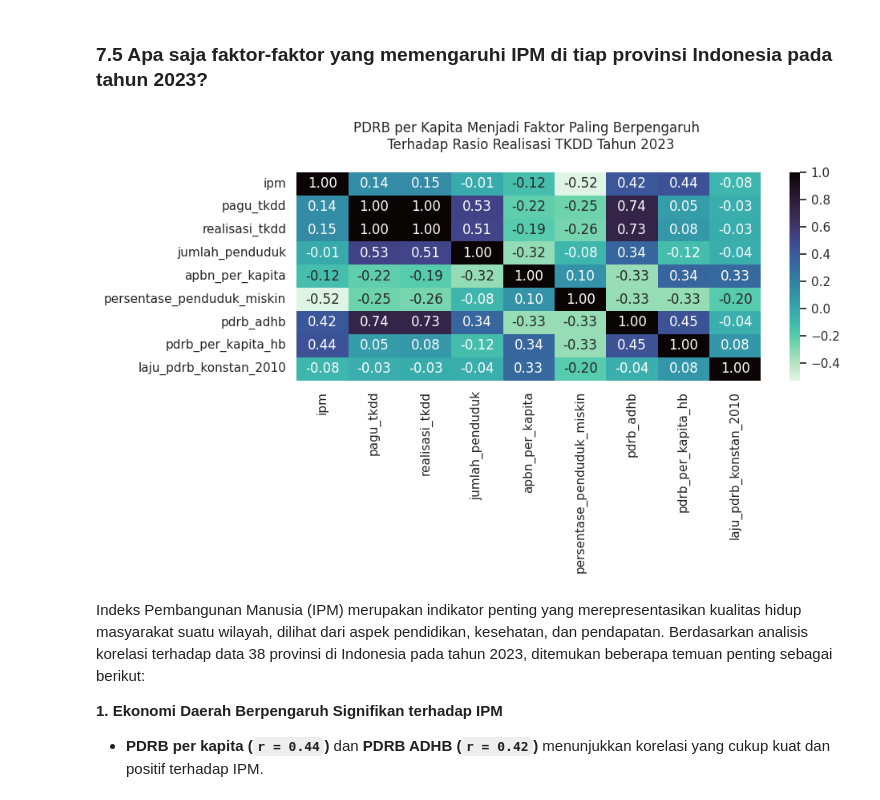
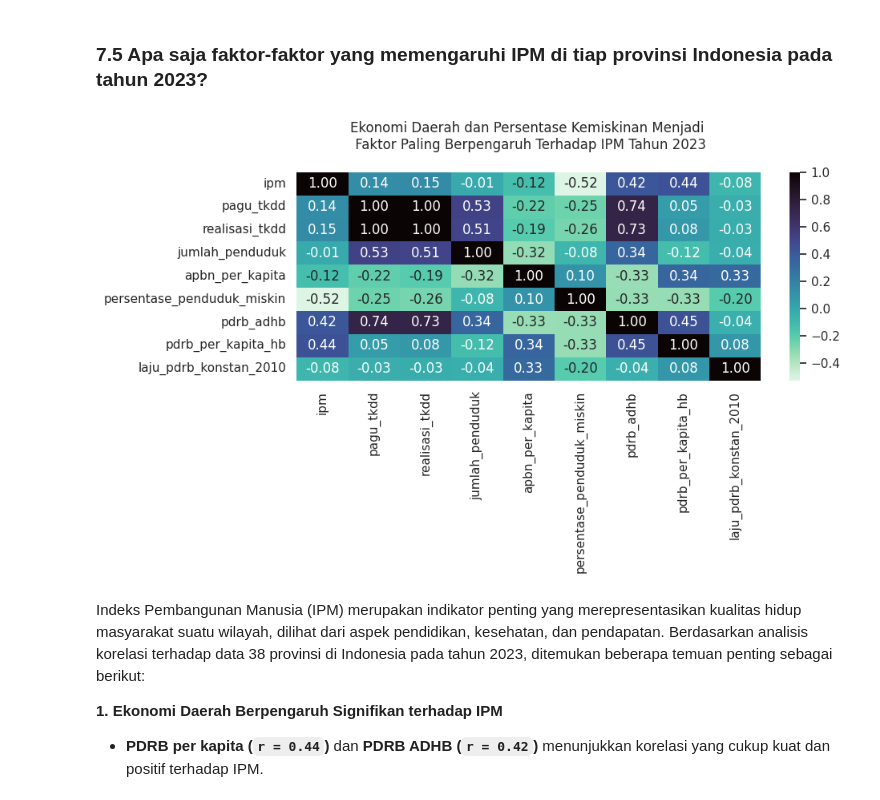
Before and after one commit to badzlan/techfest-elims, a Jupyter notebook: EDA_tipiel_IPB.ipynb, the cells around one changed output. Drawn from its saved outputs; the diff is of its cells as text; code cells hidden in the pictures.

Commit message:
fix 7.5 chart's title

```diff
--- a/EDA_tipiel_IPB.ipynb
+++ b/EDA_tipiel_IPB.ipynb
@@ -699,19 +699,19 @@ Kesimpulannya, tingkat realisasi TKDD tidak memiliki hubungan yang kuat terhadap
 # %%
 cols = ['ipm', 'pagu_tkdd', 'realisasi_tkdd', 'jumlah_penduduk',
        'apbn_per_kapita', 'persentase_penduduk_miskin', 'pdrb_adhb',
        'pdrb_per_kapita_hb', 'laju_pdrb_konstan_2010']
 
 # hitung korelasi
 corr_matrix = df[cols].corr()
 
 # visualisasi korelasi
 plt.figure(figsize=(10, 6))
 sns.heatmap(corr_matrix, annot=True, cmap='mako_r', fmt=".2f")
-plt.title('PDRB per Kapita Menjadi Faktor Paling Berpengaruh \n Terhadap Rasio Realisasi TKDD Tahun 2023\n')
+plt.title('Ekonomi Daerah dan Persentase Kemiskinan Menjadi \n Faktor Paling Berpengaruh Terhadap IPM Tahun 2023\n')
 plt.tight_layout()
 plt.show()
 # %% [output]
-[figure, old version]
+[figure, new version]
 # %% [markdown]
 Indeks Pembangunan Manusia (IPM) merupakan indikator penting yang merepresentasikan kualitas hidup masyarakat suatu wilayah, dilihat dari aspek pendidikan, kesehatan, dan pendapatan. Berdasarkan analisis korelasi terhadap data 38 provinsi di Indonesia pada tahun 2023, ditemukan beberapa temuan penting sebagai berikut:
 
```
